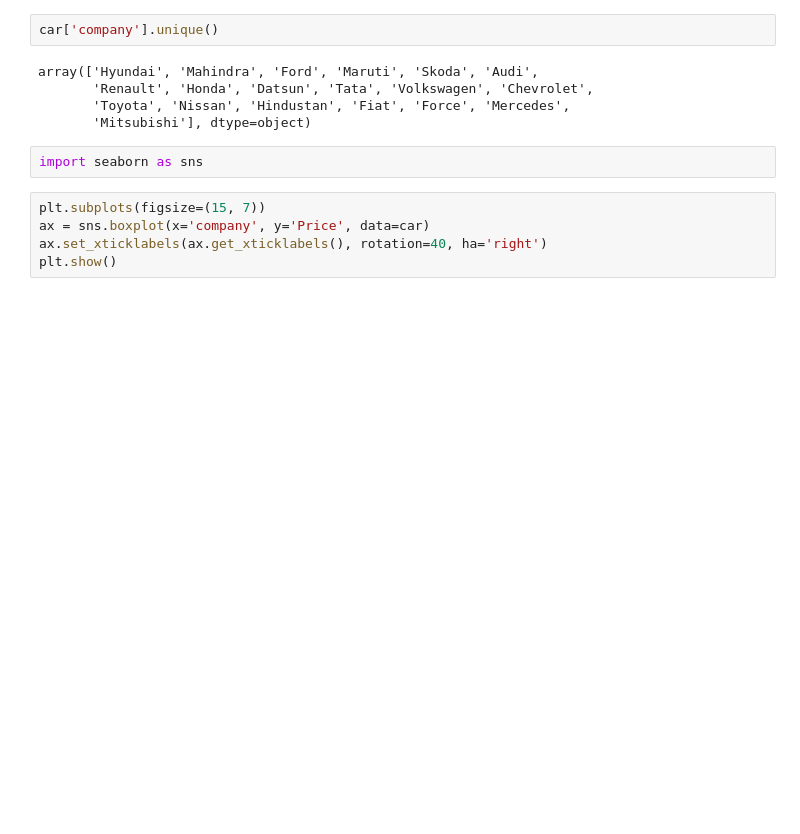
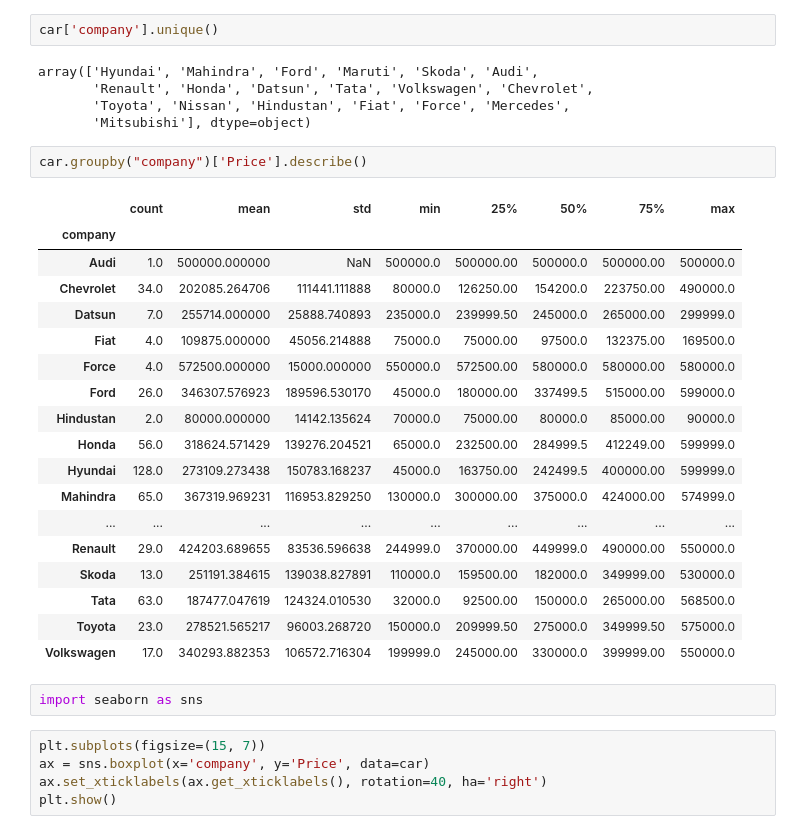
Before and after one commit to deaxparadox/ArtOfAI, a Jupyter notebook: 1000-learn/car_price_prediction.ipynb, the cells around one changed output. Cells and saved outputs as stored; diff of their text form; blank space fills up the shorter version.

```diff
--- a/1000-learn/car_price_prediction.ipynb
+++ b/1000-learn/car_price_prediction.ipynb
@@ -169,6 +169,27 @@ array(['Hyundai', 'Mahindra', 'Ford', 'Maruti', 'Skoda', 'Audi',
        'Renault', 'Honda', 'Datsun', 'Tata', 'Volkswagen', 'Chevrolet',
        'Toyota', 'Nissan', 'Hindustan', 'Fiat', 'Force', 'Mercedes',
        'Mitsubishi'], dtype=object)
+# %%
+car.groupby("company")['Price'].describe()
+# %% [output]
+|  | count | mean | std | min | 25% | 50% | 75% | max |
+| company |  |  |  |  |  |  |  |  |
+| Audi | 1.0 | 500000.000000 | NaN | 500000.0 | 500000.00 | 500000.0 | 500000.00 | 500000.0 |
+| Chevrolet | 34.0 | 202085.264706 | 111441.111888 | 80000.0 | 126250.00 | 154200.0 | 223750.00 | 490000.0 |
+| Datsun | 7.0 | 255714.000000 | 25888.740893 | 235000.0 | 239999.50 | 245000.0 | 265000.00 | 299999.0 |
+| Fiat | 4.0 | 109875.000000 | 45056.214888 | 75000.0 | 75000.00 | 97500.0 | 132375.00 | 169500.0 |
+| Force | 4.0 | 572500.000000 | 15000.000000 | 550000.0 | 572500.00 | 580000.0 | 580000.00 | 580000.0 |
+| Ford | 26.0 | 346307.576923 | 189596.530170 | 45000.0 | 180000.00 | 337499.5 | 515000.00 | 599000.0 |
+| Hindustan | 2.0 | 80000.000000 | 14142.135624 | 70000.0 | 75000.00 | 80000.0 | 85000.00 | 90000.0 |
+| Honda | 56.0 | 318624.571429 | 139276.204521 | 65000.0 | 232500.00 | 284999.5 | 412249.00 | 599999.0 |
+| Hyundai | 128.0 | 273109.273438 | 150783.168237 | 45000.0 | 163750.00 | 242499.5 | 400000.00 | 599999.0 |
+| Mahindra | 65.0 | 367319.969231 | 116953.829250 | 130000.0 | 300000.00 | 375000.0 | 424000.00 | 574999.0 |
+| ... | ... | ... | ... | ... | ... | ... | ... | ... |
+| Renault | 29.0 | 424203.689655 | 83536.596638 | 244999.0 | 370000.00 | 449999.0 | 490000.00 | 550000.0 |
+| Skoda | 13.0 | 251191.384615 | 139038.827891 | 110000.0 | 159500.00 | 182000.0 | 349999.00 | 530000.0 |
+| Tata | 63.0 | 187477.047619 | 124324.010530 | 32000.0 | 92500.00 | 150000.0 | 265000.00 | 568500.0 |
+| Toyota | 23.0 | 278521.565217 | 96003.268720 | 150000.0 | 209999.50 | 275000.0 | 349999.50 | 575000.0 |
+| Volkswagen | 17.0 | 340293.882353 | 106572.716304 | 199999.0 | 245000.00 | 330000.0 | 399999.00 | 550000.0 |
 # %%
 import seaborn as sns
 # %%
```
Also changed, not shown: parts of 36 cells of this notebook, 3 other files.
